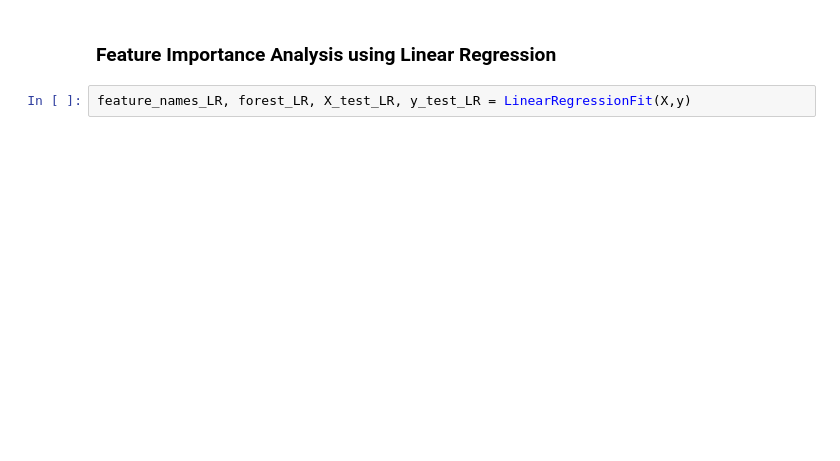
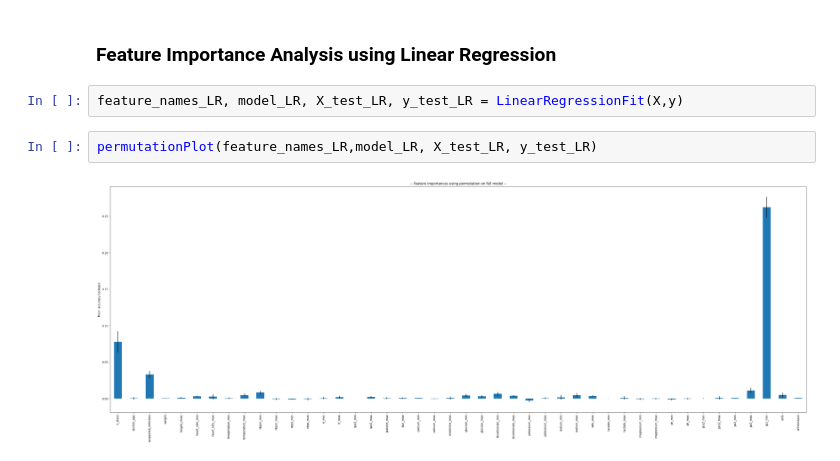
Before and after one commit to johnsonjzhou/comp90089-project, a Jupyter notebook: feature_importance_analysis/fia_random_forest.ipynb, the cells around one changed output. Saved outputs shown, nothing was run; the diff lists cells and outputs as text; blank space fills up the shorter version.

```diff
--- a/feature_importance_analysis/fia_random_forest.ipynb
+++ b/feature_importance_analysis/fia_random_forest.ipynb
@@ -55,4 +93,8 @@ permutationPlot(feature_names_RF,forest_RF, X_test_RF, y_test_RF)
 # %% [markdown]
 ### Feature Importance Analysis using Linear Regression
 # %%
-feature_names_LR, forest_LR, X_test_LR, y_test_LR = LinearRegressionFit(X,y)
+feature_names_LR, model_LR, X_test_LR, y_test_LR = LinearRegressionFit(X,y)
+# %%
+permutationPlot(feature_names_LR,model_LR, X_test_LR, y_test_LR)
+# %% [output]
+[figure, added]
```
Also changed, not shown: parts of 9 cells of this notebook, 1 other file.
